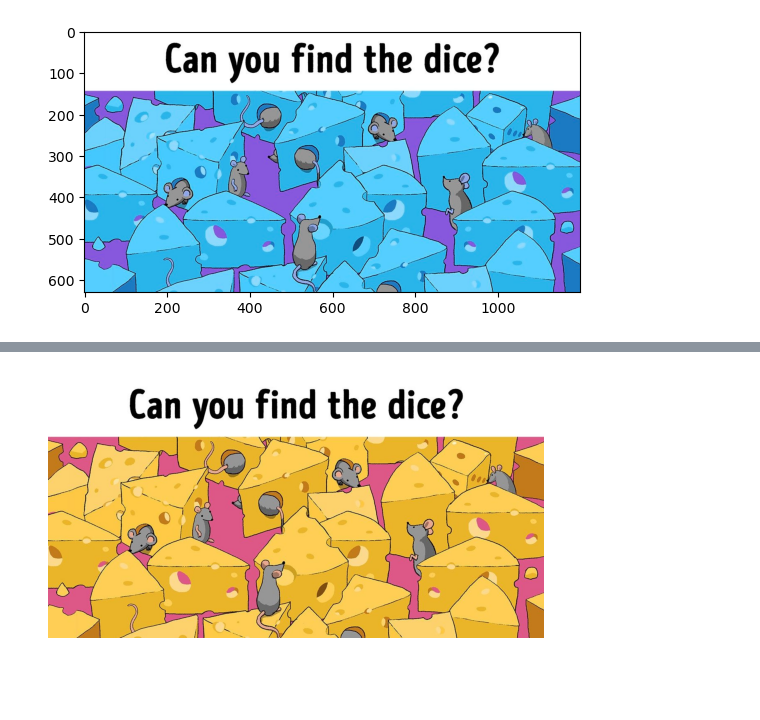
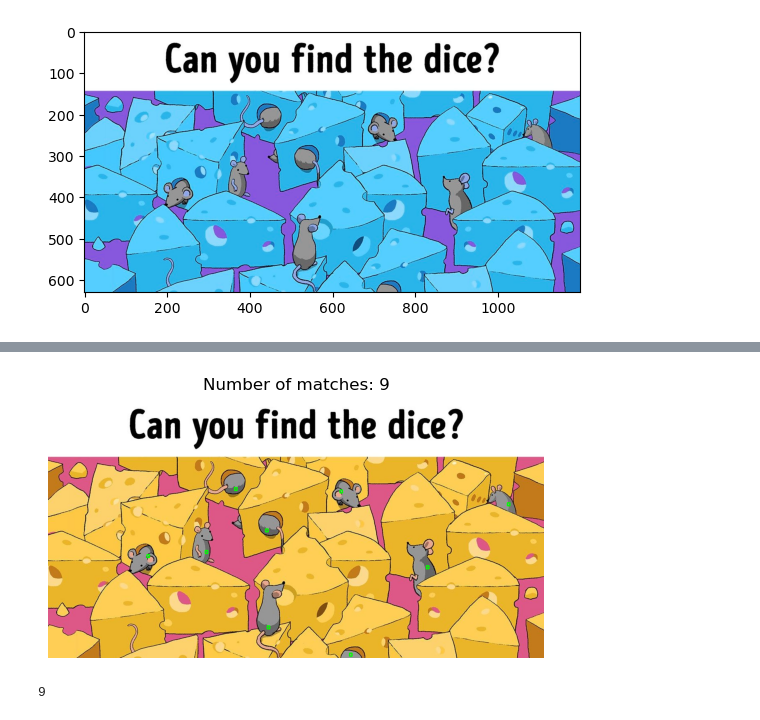
Before and after one commit to anhnvVNU/Finding-Counting-ImageSet, a Jupyter notebook: Sol/counting_mouse.ipynb, the cells around one changed output, grey strips where cells are left out. Cells and saved outputs as stored; diff of their text form; code cells hidden in the pictures; blank space fills up the shorter version.

Commit message:
update mouse

```diff
--- a/Sol/counting_mouse.ipynb
+++ b/Sol/counting_mouse.ipynb
@@ -25,27 +25,39 @@ plt.imshow(template_rgb)
-# %%
-w, h = template.shape[1], template.shape[0]
-
-image_channels = cv2.split(image)
-template_channels = cv2.split(template)
-
-result_channels = []
-
-for (img_chan, temp_chan) in zip(image_channels, template_channels):
-    result = cv2.matchTemplate(img_chan, temp_chan, cv2.TM_CCOEFF_NORMED)
-    result_channels.append(result)
-
-combined_result = np.mean(result_channels, axis=0)
-
-# Set a threshold and find locations where matching is above the threshold
-threshold = 0.5
-loc = np.where(combined_result >= threshold)
-
-# Draw rectangles around detected matches
-for pt in zip(*loc[::-1]):
-    cv2.rectangle(image, pt, (pt[0] + w, pt[1] + h), (0, 255, 0), 2)
-
-plt.imshow(cv2.cvtColor(output_image, cv2.COLOR_BGR2RGB))
-plt.axis('off')
-plt.show()
-# %% [output]
-[figure, removed]
+# %%
+# using a sliding window, calculate the norm difference between the image and the template based on color difference
+
+template_h, template_w, _ = template_rgb.shape
+
+result = np.zeros((image_rgb.shape[0] - template_h + 1, image_rgb.shape[1] - template_w + 1))
+
+for y in range(result.shape[0]):
+    for x in range(result.shape[1]):
+        roi = image_rgb[y:y + template_h, x:x + template_w]
+        distance = np.linalg.norm(roi - template_rgb)
+        result[y, x] = distance
+
+# normalize
+result = cv2.normalize(result, None, 0, 1, cv2.NORM_MINMAX)
+
+threshold = 0.74
+loc = np.where(result >= threshold)
+
+# group all rectangles that in a mouse
+rectangles = []
+for pt in zip(*loc[::-1]):
+    rectangles.append([int(pt[0]), int(pt[1]), int(template_w), int(template_h)])
+
+rectangles, _ = cv2.groupRectangles(rectangles, groupThreshold=1, eps=10)
+
+for (x, y, w, h) in rectangles:
+    cv2.rectangle(output_image, (x, y), (x + w, y + h), (0, 255, 0), 2)
+
+plt.imshow(cv2.cvtColor(output_image, cv2.COLOR_BGR2RGB))
+plt.axis('off')
+plt.show()
+# %% [output]
+[figure, added]
+# %%
+mouse_num = len(rectangles)
+print(mouse_num)
+# %% [output]
+9
```
Also changed, not shown: parts of 1 cell of this notebook, 2 other files.
